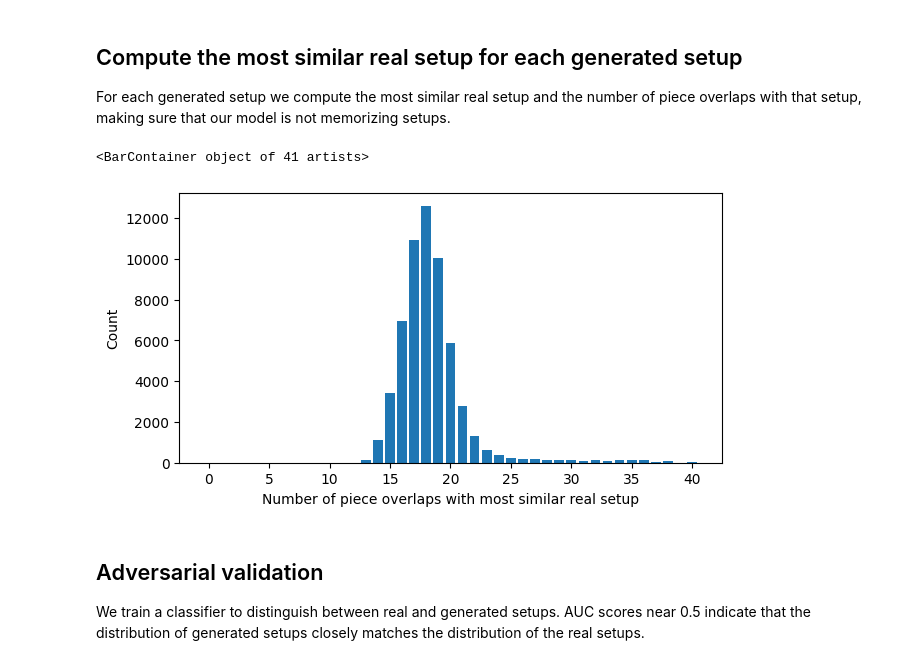
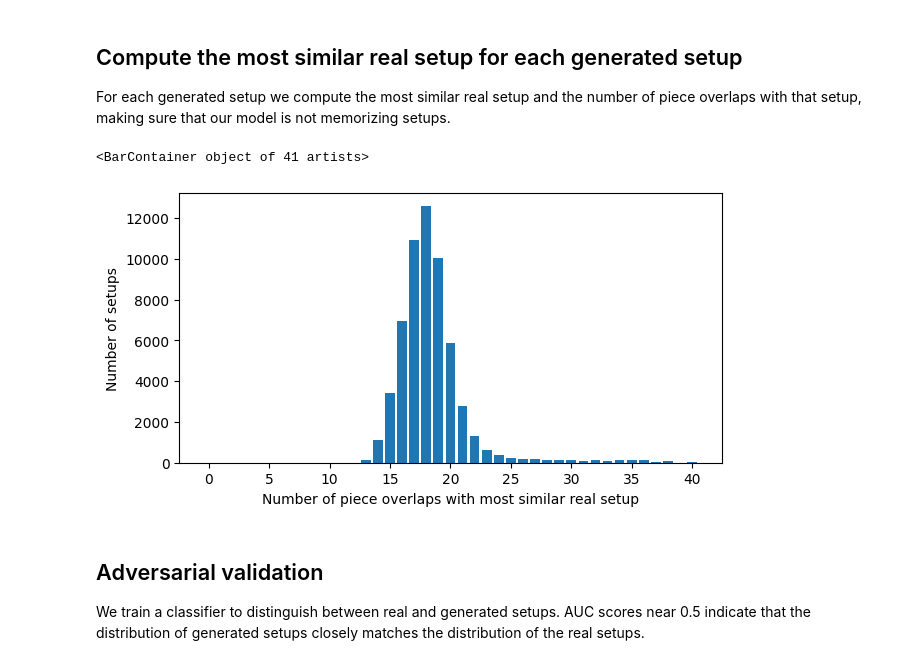
Before and after one commit to angelosmar1/stratego-setup-generator, a Jupyter notebook: notebooks/lstm_evaluation.ipynb, the cells around one changed output. Saved outputs shown, nothing was run; the diff lists cells and outputs as text; code cells hidden in the pictures.

```diff
--- a/notebooks/lstm_evaluation.ipynb
+++ b/notebooks/lstm_evaluation.ipynb
@@ -29,3 +28,6 @@ DATA_PATH = "../data/setups.csv"
+# %%
+real_setups_df = pd.read_csv(DATA_PATH, header=None, dtype='uint8').drop_duplicates().reset_index(drop=True)
+real_setups = real_setups_df.to_numpy()
 # %%
 device = torch.device("cuda" if torch.cuda.is_available() else "cpu")
 loaded_model_info = torch.load(MODEL_PATH, map_location=device)
@@ -33,8 +35,8 @@ model = LSTMGenerator(**loaded_model_info['model_params'])
 model.load_state_dict(loaded_model_info['model_state_dict'])
 model = model.to(device)
 # %%
-real_setups = read_setups(DATA_PATH)
 generated_setups, distributions = model.generate_setups(num_setups=len(real_setups), seed=SEED)
+generated_setups_df = pd.DataFrame(generated_setups)
 # %%
 plot_setups(generated_setups[:9], num_columns=3, tile_size=0.5)
 # %% [output]
@@ -53,15 +52,15 @@ plot_per_square_distributions(real_setups_df, generated_setups_df)
 
 For each generated setup we compute the most similar real setup and the number of piece overlaps with that setup, making sure that our model is not memorizing setups.
 # %%
-nearest_neighbors, max_overlaps = compute_nearest_neighbors(generated_setups_df.to_numpy(), real_setups_df.to_numpy())
+nearest_neighbors, max_overlaps = compute_nearest_neighbors(generated_setups, real_setups)
 # %%
 plt.figure(figsize=(7, 3.5))
 plt.xlabel("Number of piece overlaps with most similar real setup")
-plt.ylabel("Count")
+plt.ylabel("Number of setups")
 plt.bar(range(41), [sum(max_overlaps == n) for n in range(41)])
 # %% [output]
 <BarContainer object of 41 artists>
-[figure, old version]
+[figure, new version]
 # %% [markdown]
 ## Adversarial validation
 
```
Also changed, not shown: parts of 3 cells of this notebook, 8 other files.
